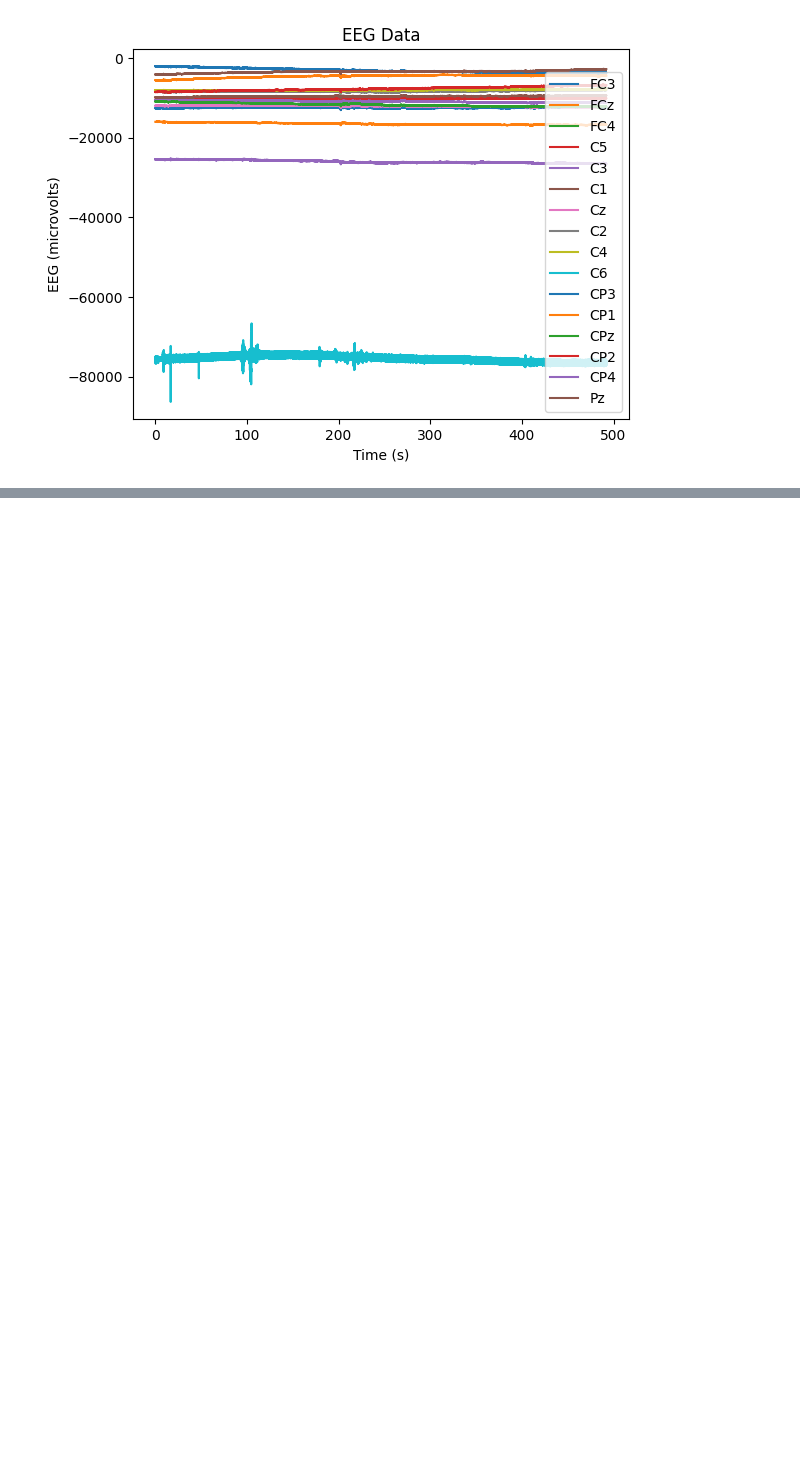
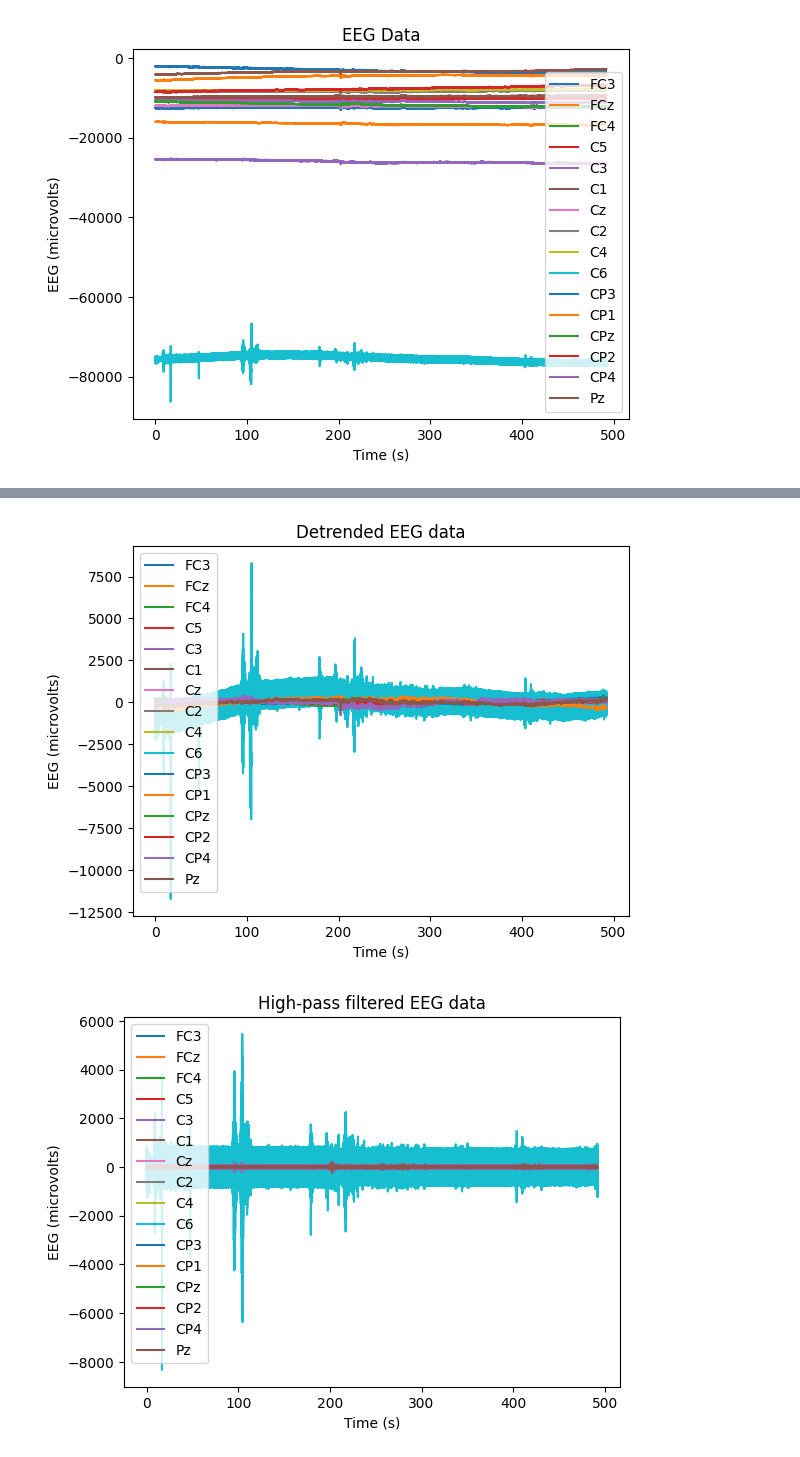
Before and after one commit to brianjohannes/bessy-python-tutorials, a Jupyter notebook: 01_show_me_the_data.ipynb, the cells around one changed output, grey strips where cells are left out. Drawn from its saved outputs; the diff is of its cells as text; code cells hidden in the pictures; blank space fills up the shorter version.

Commit message:
Update 01_show_me_the_data.ipynb
- Added examples of detrending and bandpass filtering

```diff
--- a/01_show_me_the_data.ipynb
+++ b/01_show_me_the_data.ipynb
@@ -80,12 +80,17 @@ print(bci_data.ch_type)
 print(bci_data.ch_units)
 units = "microvolts"
 
+# Get the raw EEG and Timestamps
+raw_eeg = bci_data.eeg_data.T
+timestamps = bci_data.eeg_timestamps
+
 # Subtract the initial time from the timestamps to get a time starting at 0
-bci_data.eeg_timestamps = bci_data.eeg_timestamps - bci_data.eeg_timestamps[0]
+timestamps = timestamps - timestamps[0]
+
 
 # Plot the EEG data
 plt.figure()
-plt.plot(bci_data.eeg_timestamps, bci_data.eeg_data)
+plt.plot(timestamps, raw_eeg.T)
 plt.xlabel("Time (s)")
 plt.ylabel("EEG (" + units + ")")
 plt.title("EEG Data")
@@ -100,0 +112,39 @@ few issues left to resolve.
+# %%
+from bci_essentials.signal_processing import bandpass
+
+# Import detrend from scipy.signal
+from scipy.signal import detrend
+
+# Remove the DC offset
+dc_rejected_eeg = detrend(raw_eeg)
+
+# Plot the high pass filtered data
+# Plot the EEG data
+plt.figure()
+plt.plot(timestamps, dc_rejected_eeg.T)
+plt.xlabel("Time (s)")
+plt.ylabel("EEG (" + units + ")")
+plt.title("Detrended EEG data")
+plt.legend(bci_data.channel_labels)
+plt.show()
+
+# Apply the filter to the data
+high_pass_filt_eeg = bandpass(dc_rejected_eeg,
+              f_low=1,
+              f_high=100,
+              order=5,
+              fsample=bci_data.fsample)
+
+
+# Plot the high pass filtered data
+# Plot the EEG data
+plt.figure()
+plt.plot(timestamps, high_pass_filt_eeg.T)
+plt.xlabel("Time (s)")
+plt.ylabel("EEG (" + units + ")")
+plt.title("High-pass filtered EEG data")
+plt.legend(bci_data.channel_labels)
+plt.show()
+# %% [output]
+[figure, added]
+[figure, added]
```
Also changed, not shown: parts of 8 cells of this notebook.
